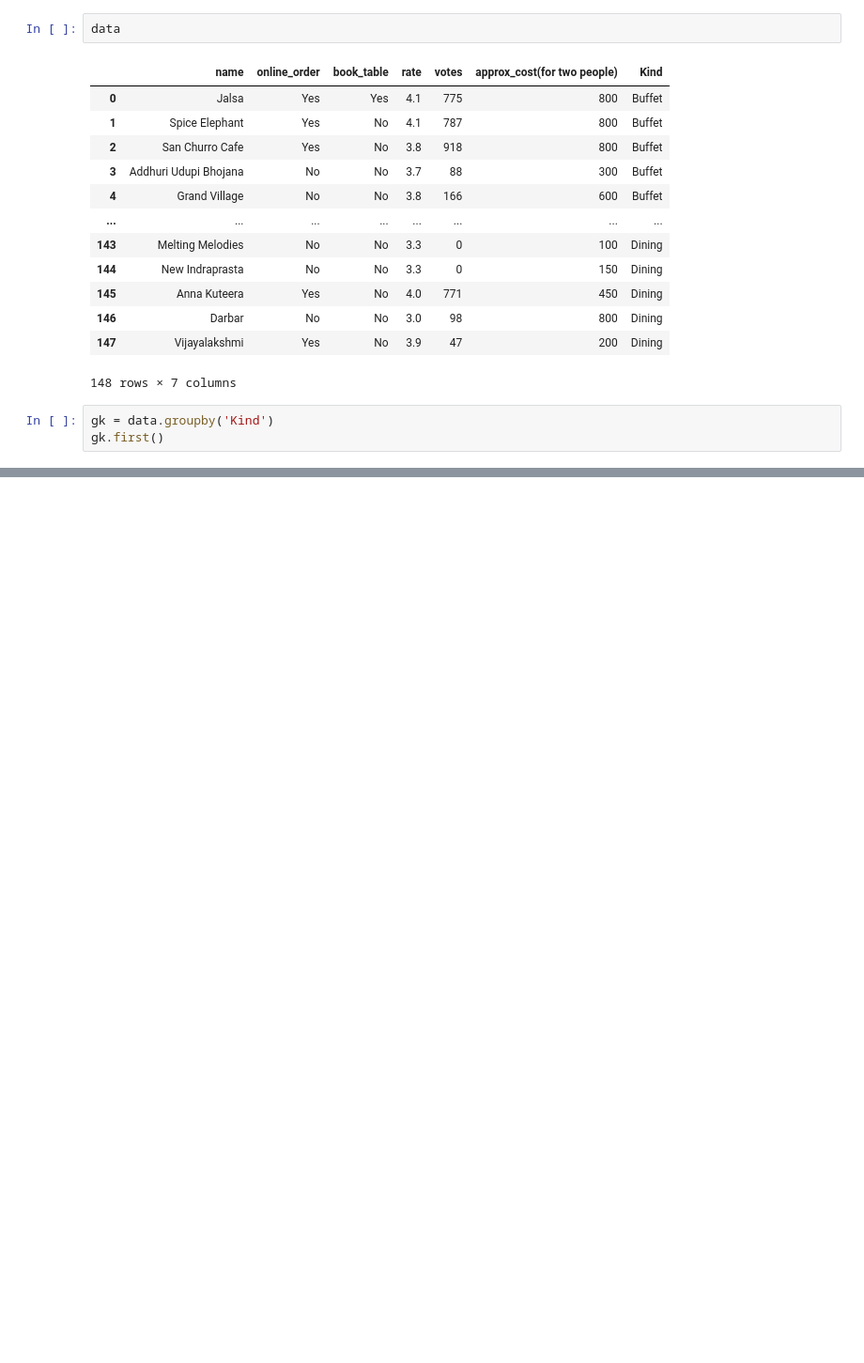
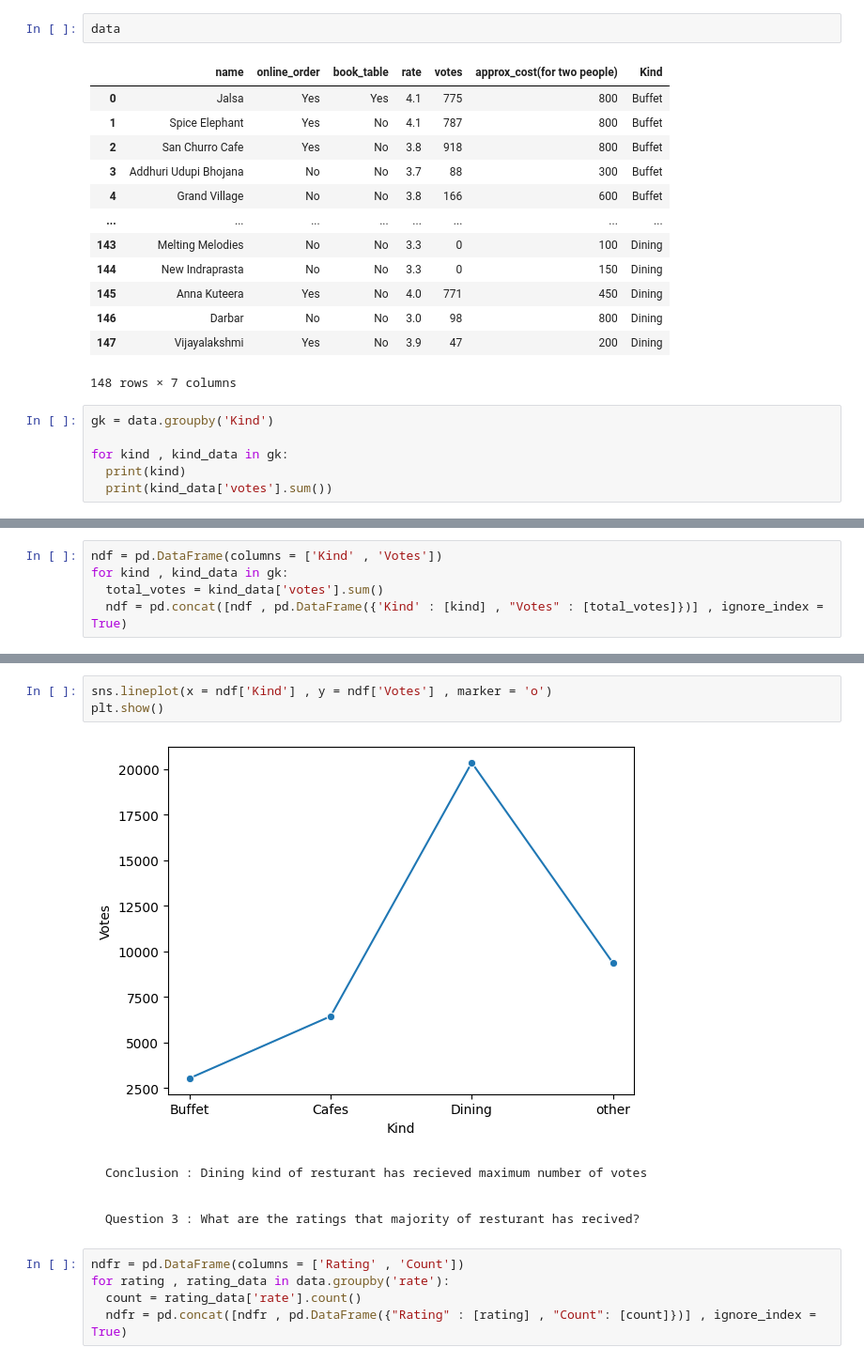
Before and after one commit to sike990/Zomato_EDA, a Jupyter notebook: Zomato_EDA.ipynb, the cells around one changed output, grey strips where cells are left out. Shown at 94% size. Saved outputs shown, nothing was run; the diff lists cells and outputs as text; blank space fills up the shorter version.

````diff
--- a/Zomato_EDA.ipynb
+++ b/Zomato_EDA.ipynb
@@ -104,4 +104,7 @@ data
 148 rows × 7 columns
 # %%
 gk = data.groupby('Kind')
-gk.first()
+
+for kind , kind_data in gk:
+  print(kind)
+  print(kind_data['votes'].sum())
@@ -107,0 +120,5 @@ gk.first()
+# %%
+ndf = pd.DataFrame(columns = ['Kind' , 'Votes'])
+for kind , kind_data in gk:
+  total_votes = kind_data['votes'].sum()
+  ndf = pd.concat([ndf , pd.DataFrame({'Kind' : [kind] , "Votes" : [total_votes]})] , ignore_index = True)
@@ -107,0 +137,22 @@ gk.first()
+# %%
+sns.lineplot(x = ndf['Kind'] , y = ndf['Votes'] , marker = 'o')
+plt.show()
+# %% [output]
+[figure, added]
+# %% [markdown]
+
+
+```
+Conclusion : Dining kind of resturant has recieved maximum number of votes
+```
+# %% [markdown]
+
+
+```
+Question 3 : What are the ratings that majority of resturant has recived?
+```
+# %%
+ndfr = pd.DataFrame(columns = ['Rating' , 'Count'])
+for rating , rating_data in data.groupby('rate'):
+  count = rating_data['rate'].count()
+  ndfr = pd.concat([ndfr , pd.DataFrame({"Rating" : [rating] , "Count": [count]})] , ignore_index = True)
````
Also changed, not shown: parts of 34 cells of this notebook.
